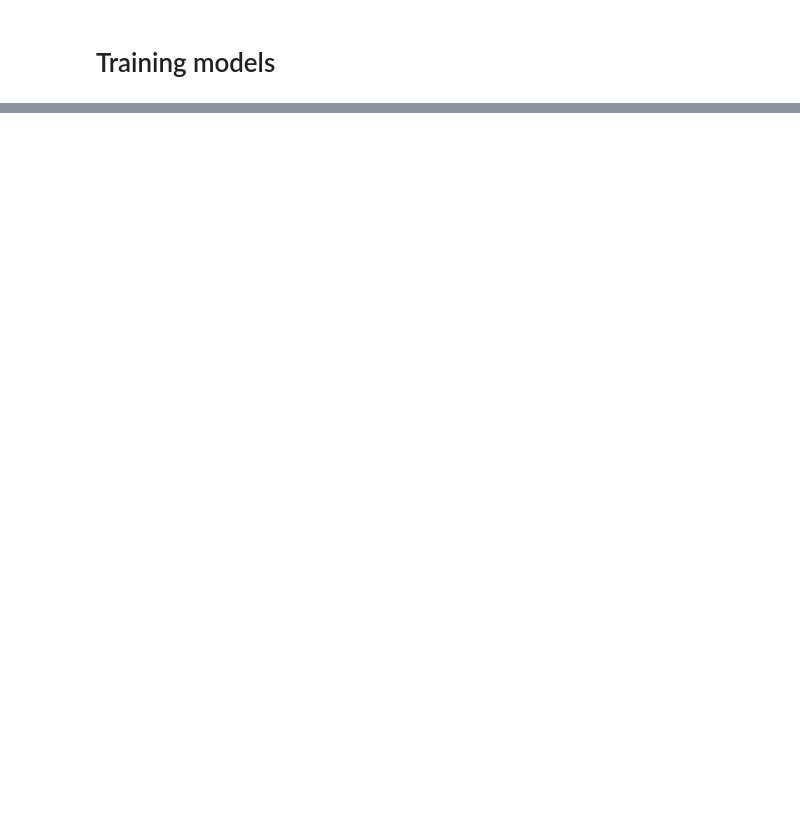
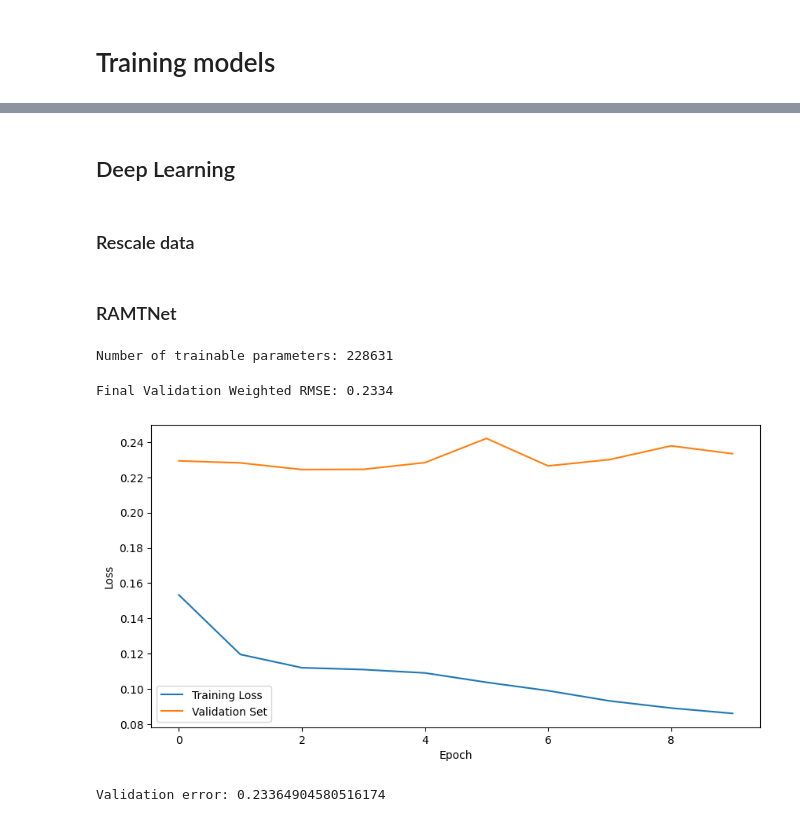
Before and after one commit to killian31/IdGas, a Jupyter notebook: train.ipynb, the cells around one changed output, grey strips where cells are left out. Drawn from its saved outputs; the diff is of its cells as text; code cells hidden in the pictures; blank space fills up the shorter version.

```diff
--- a/train.ipynb
+++ b/train.ipynb
@@ -486,0 +224,4 @@ write_submissions(nn_model, test_x_path, "submissions_nn_v1.csv")
+# %% [markdown]
+## Deep Learning
+# %% [markdown]
+### Rescale data
@@ -486,0 +254,50 @@ write_submissions(nn_model, test_x_path, "submissions_nn_v1.csv")
+# %% [markdown]
+### RAMTNet
+# %%
+params_ramt = {
+    "model_class": "RAMTNet",
+    "model_params": {
+        "num_features": x_train.drop(columns=["ID"]).shape[1],
+        "num_tasks": y_train.shape[1],
+        "embed_dim": 16,
+        "num_heads": 1,
+        "shared_dim": 128,
+        "num_res_blocks": 1,
+        "dropout_rate": 0.3,
+        "head_hidden": 64,
+    },
+    "training_params": {
+        "n_epochs": 10,
+        "lr": 5e-3,
+        "weight_decay": 1e-5,
+        "batch_size": 256,
+        "patience": 2,
+        "factor": 0.5,
+        "min_lr": 1e-6,
+        "loss": "WeightedRMSELoss",
+    },
+}
+# %%
+try:
+    ramtnet = run_nn_experiment(
+        x_train,
+        y_train,
+        x_test,
+        [(x_val, y_val)],
+        params=params_ramt,
+        uda=False,
+        verbose=True,
+        plot_losses=True,
+        labels=None,
+    )
+except KeyboardInterrupt:
+    print("KeyboardInterrupt: Stopping training early.")
+# %% [output]
+Number of trainable parameters: 228631
+Final Validation Weighted RMSE: 0.2334
+[figure, added]
+# %%
+error = evaluate_model(ramtnet, x_val, y_val)
+print(f"Validation error: {error}")
+# %% [output]
+Validation error: 0.23364904580516174
```
Also changed, not shown: parts of 62 cells of this notebook, 14 other files.
